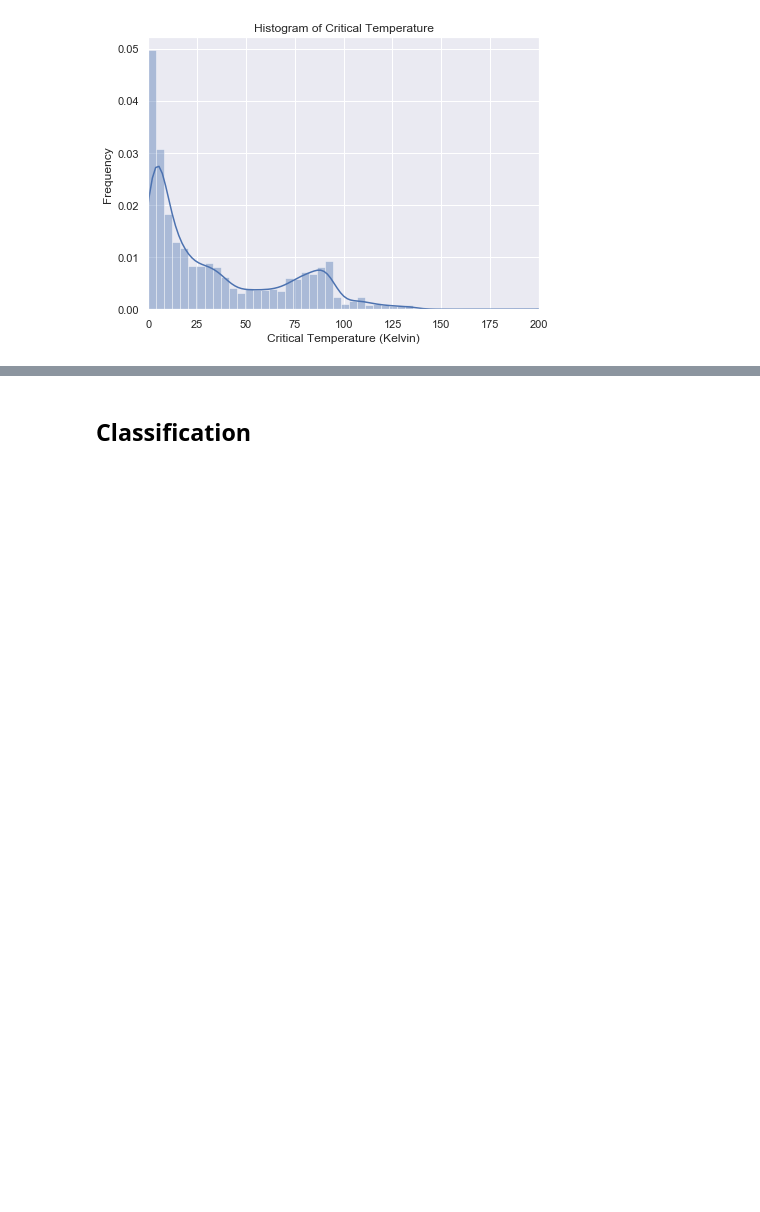
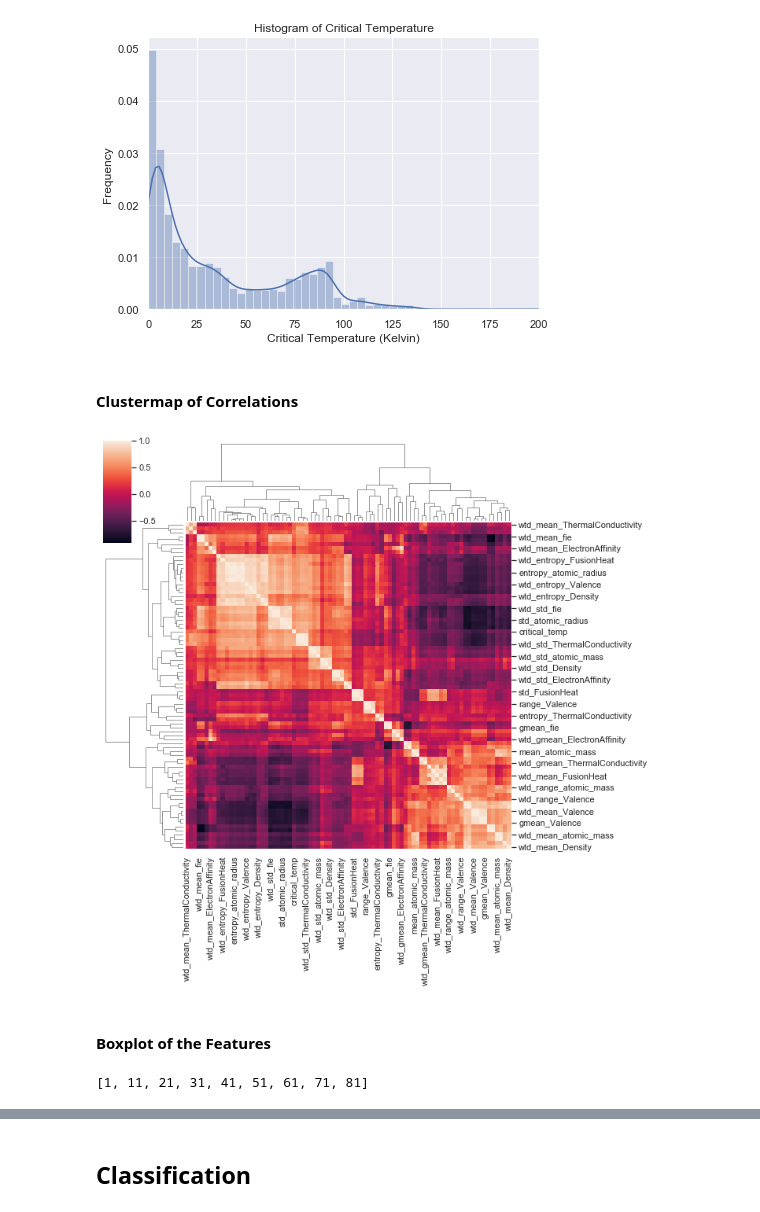
Before and after one commit to christinalchang/ucdavis-sta160, a Jupyter notebook: superconductivity_notebook.ipynb, the cells around one changed output, grey strips where cells are left out. Cells and saved outputs as stored; diff of their text form; code cells hidden in the pictures; blank space fills up the shorter version.

```diff
--- a/superconductivity_notebook.ipynb
+++ b/superconductivity_notebook.ipynb
@@ -83,3 +112,20 @@ plt.title('Histogram of Critical Temperature')
 plt.show()
 # %% [output]
 [figure]
+# %% [markdown]
+#### Clustermap of Correlations
+# %%
+sns.clustermap(df1.corr())
+plt.show()
+# %% [output]
+[figure, added]
+# %% [markdown]
+#### Boxplot of the Features
+# %%
+# Get indices of columns with mean feature
+col = df1.columns.tolist()
+mean_ind = [col.index(i) for i in col if i.startswith('mean_')]
+temp_ind = [df1.columns.get_loc('critical_temp')]
+indices = mean_ind + temp_ind
+# %% [output]
+[1, 11, 21, 31, 41, 51, 61, 71, 81]
```
Also changed, not shown: parts of 9 cells of this notebook.
